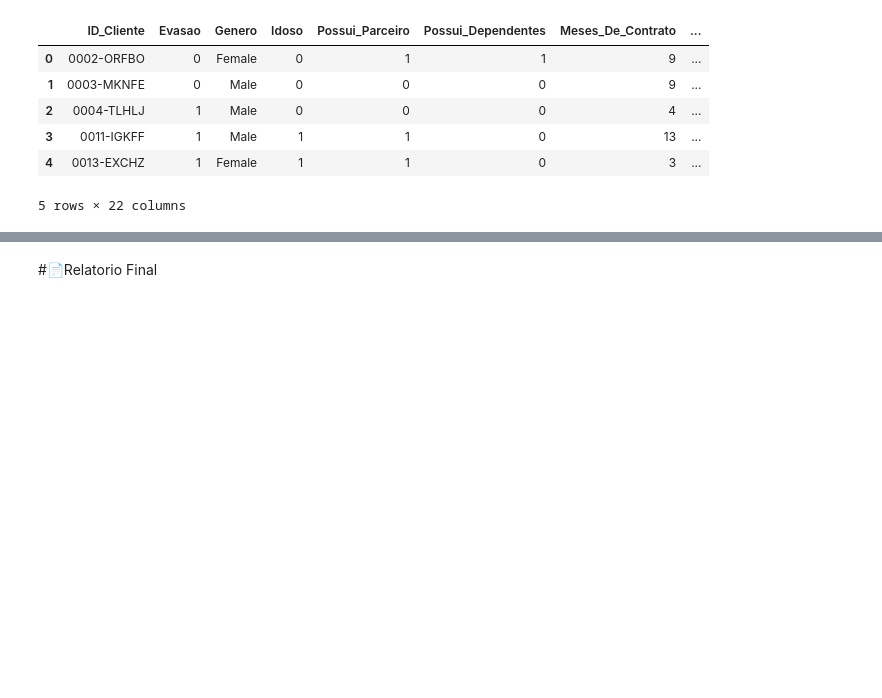
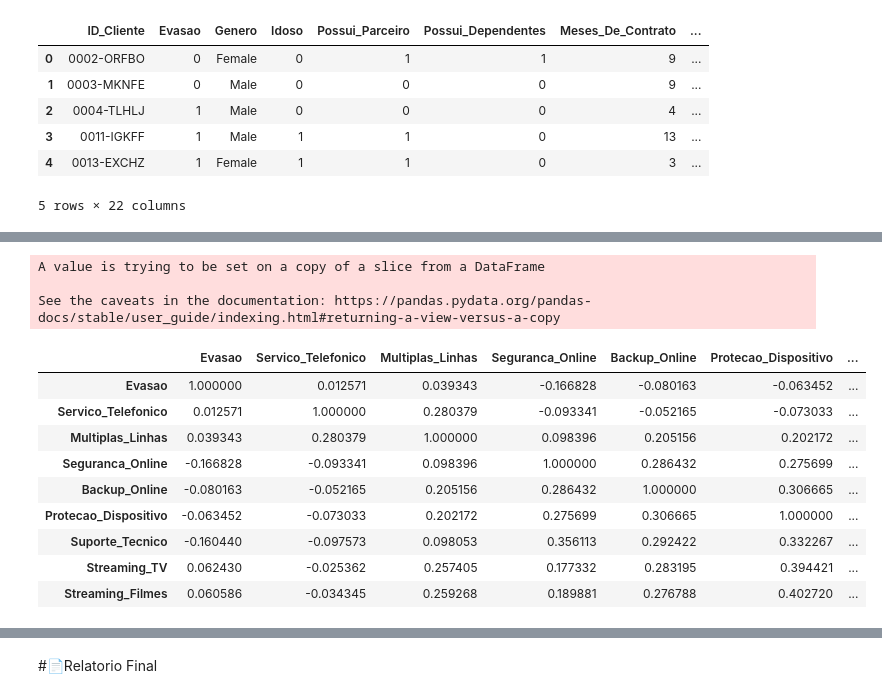
Before and after one commit to Enoque12/Analise_TelecomX_Challenge2, a Jupyter notebook: TelecomX_BR.ipynb, the cells around one changed output, grey strips where cells are left out. Saved outputs shown, nothing was run; the diff lists cells and outputs as text; code cells hidden in the pictures; blank space fills up the shorter version.

```diff
--- a/TelecomX_BR.ipynb
+++ b/TelecomX_BR.ipynb
@@ -977,0 +1161,7 @@ df_novo.head()
+# %%
+clunasServicos = ['Evasao', 'Servico_Telefonico',
+       'Multiplas_Linhas', 'Servico_Internet', 'Seguranca_Online',
+       'Backup_Online', 'Protecao_Dispositivo', 'Suporte_Tecnico',
+       'Streaming_TV', 'Streaming_Filmes']
+# %%
+df_servicos = df_novo[clunasServicos]
@@ -977,0 +1177,19 @@ df_novo.head()
+# %%
+df_servicos.drop(columns='Servico_Internet', axis=1, inplace=True)
+# %% [output]
+A value is trying to be set on a copy of a slice from a DataFrame
+
+See the caveats in the documentation: https://pandas.pydata.org/pandas-docs/stable/user_guide/indexing.html#returning-a-view-versus-a-copy
+# %%
+df_servicos.corr()
+# %% [output]
+|  | Evasao | Servico_Telefonico | Multiplas_Linhas | Seguranca_Online | Backup_Online | Protecao_Dispositivo | ... |
+| Evasao | 1.000000 | 0.012571 | 0.039343 | -0.166828 | -0.080163 | -0.063452 | ... |
+| Servico_Telefonico | 0.012571 | 1.000000 | 0.280379 | -0.093341 | -0.052165 | -0.073033 | ... |
+| Multiplas_Linhas | 0.039343 | 0.280379 | 1.000000 | 0.098396 | 0.205156 | 0.202172 | ... |
+| Seguranca_Online | -0.166828 | -0.093341 | 0.098396 | 1.000000 | 0.286432 | 0.275699 | ... |
+| Backup_Online | -0.080163 | -0.052165 | 0.205156 | 0.286432 | 1.000000 | 0.306665 | ... |
+| Protecao_Dispositivo | -0.063452 | -0.073033 | 0.202172 | 0.275699 | 0.306665 | 1.000000 | ... |
+| Suporte_Tecnico | -0.160440 | -0.097573 | 0.098053 | 0.356113 | 0.292422 | 0.332267 | ... |
+| Streaming_TV | 0.062430 | -0.025362 | 0.257405 | 0.177332 | 0.283195 | 0.394421 | ... |
+| Streaming_Filmes | 0.060586 | -0.034345 | 0.259268 | 0.189881 | 0.276788 | 0.402720 | ... |
```
Also changed, not shown: parts of 46 cells of this notebook.
